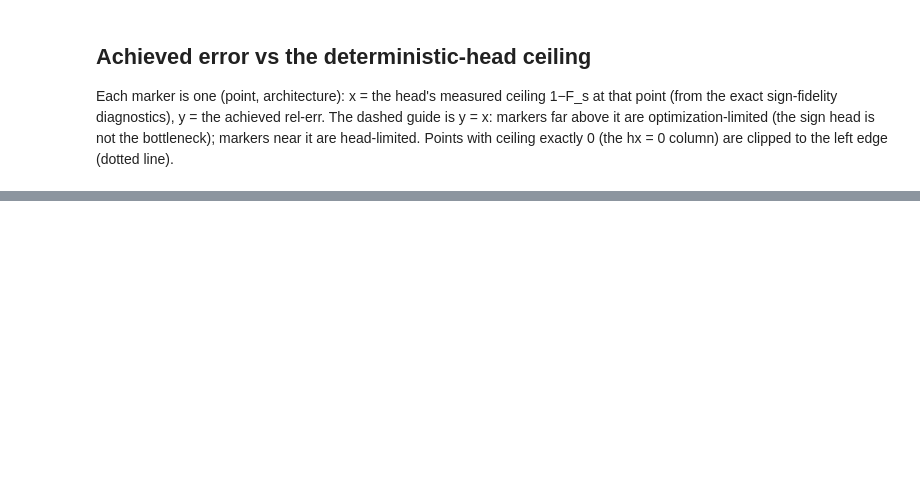
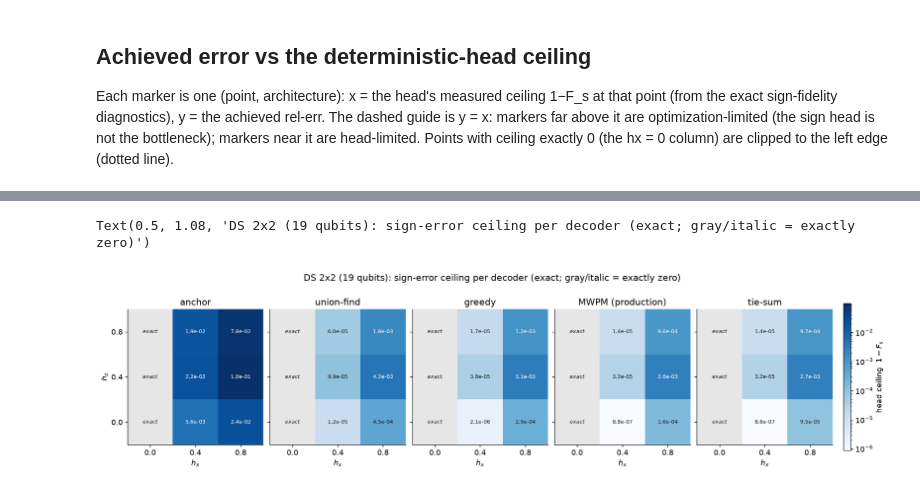
Before and after one commit to SanzharBissenali/2D-TC, a Jupyter notebook: analysis/05_phase4b_plane.ipynb, the cells around one changed output, grey strips where cells are left out. Cells and saved outputs as stored; diff of their text form; code cells hidden in the pictures; blank space fills up the shorter version.

```diff
--- a/analysis/05_phase4b_plane.ipynb
+++ b/analysis/05_phase4b_plane.ipynb
@@ -181,0 +195,44 @@ ax.legend(handles=handles, frameon=False, fontsize=8, loc='upper left')
+# %%
+# Phase 4c: decoder-ladder ceilings, 3x3 grid (exact full-2^19 grading)
+import json
+DEC = ['anchor', 'unionfind', 'greedy', 'mwpm', 'tie_sum']
+DEC_LABEL = {'anchor': 'anchor', 'unionfind': 'union-find', 'greedy': 'greedy',
+             'mwpm': 'MWPM (production)', 'tie_sum': 'tie-sum'}
+dl = json.load(open('results/diagnostics/signfid_hc2x2_ds_grid_dl.json'))
+V3 = [0.0, 0.4, 0.8]
+wrong = {d: np.full((3, 3), np.nan) for d in DEC}          # [hz_idx, hx_idx]
+for p in dl['points']:
+    i, j = V3.index(p['hz']), V3.index(p['hx'])
+    for d in DEC:
+        wrong[d][i, j] = max(p['decoders'][d]['wrong_weight'], 0.0)
+
+pos = np.concatenate([w[w > 0] for w in wrong.values()])
+norm = LogNorm(vmin=pos.min(), vmax=pos.max())
+fig, axes = plt.subplots(1, 5, figsize=(16, 3.7), sharey=True, constrained_layout=True)
+for ax, d in zip(axes, DEC):
+    ax.grid(False)
+    W = np.ma.masked_less_equal(wrong[d], 0.0)             # exact points masked
+    im = ax.imshow(W, origin='lower', extent=(-0.2, 1.0, -0.2, 1.0), cmap='Blues',
+                   norm=norm, interpolation='nearest')
+    ax.set_facecolor('0.9')
+    for i, hz in enumerate(V3):
+        for j, hx in enumerate(V3):
+            v = wrong[d][i, j]
+            if v <= 0:
+                ax.text(hx, hz, 'exact', ha='center', va='center',
+                        fontsize=7.5, color='#1a1a1a', style='italic')
+            else:
+                dark = norm(v) > 0.6
+                ax.text(hx, hz, f'{v:.1e}', ha='center', va='center',
+                        fontsize=8, color='white' if dark else '#1a1a1a')
+    ax.set_xticks(V3); ax.set_yticks(V3)
+    ax.set(xlabel='$h_x$', title=DEC_LABEL[d])
+axes[0].set(ylabel='$h_z$')
+cb = fig.colorbar(im, ax=axes, shrink=0.85, pad=0.015)
+cb.set_label(r'head ceiling  $1 - F_s$')
+fig.suptitle('DS 2x2 (19 qubits): sign-error ceiling per decoder '
+             '(exact; gray/italic = exactly zero)', y=1.08)
+# fig.savefig(f"{FIGDIR}/phase4c_2x2_decoder_ceilings.png", dpi=300, bbox_inches="tight")
+# %% [output]
+Text(0.5, 1.08, 'DS 2x2 (19 qubits): sign-error ceiling per decoder (exact; gray/italic = exactly zero)')
+[figure, added]
```
Also changed, not shown: parts of 4 cells of this notebook, 10 other files.
